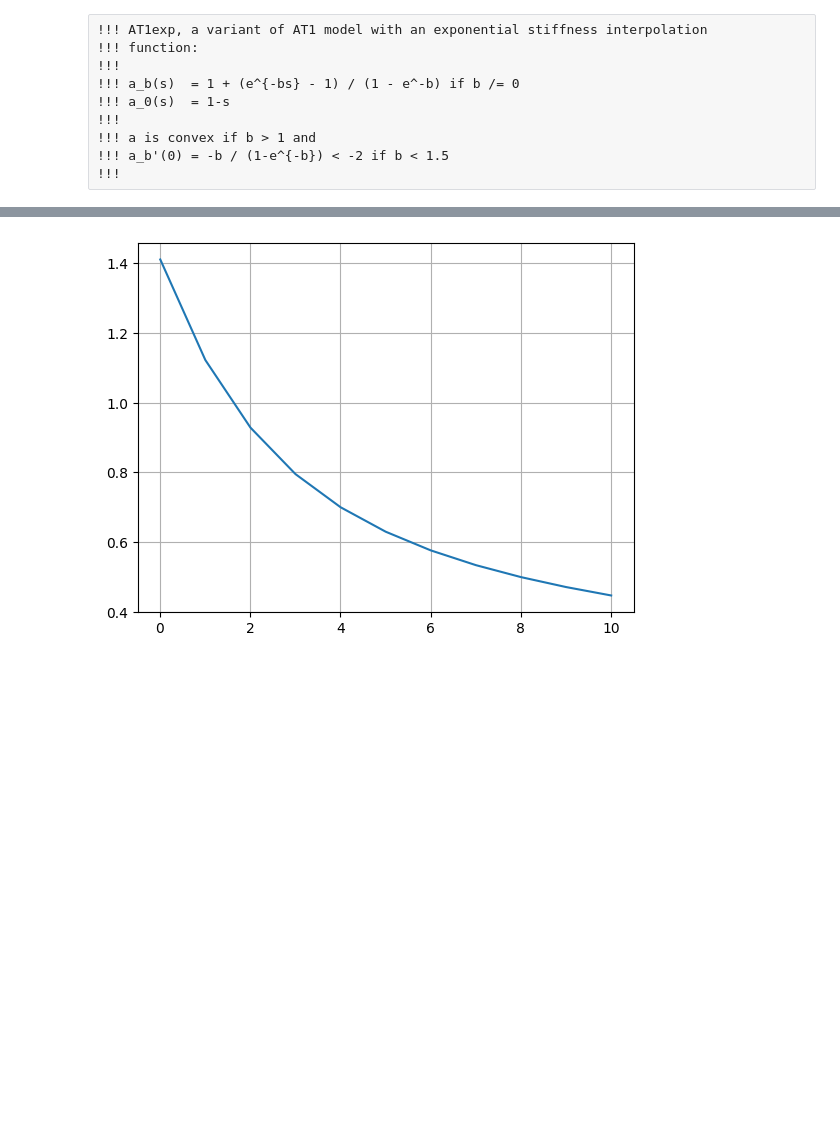
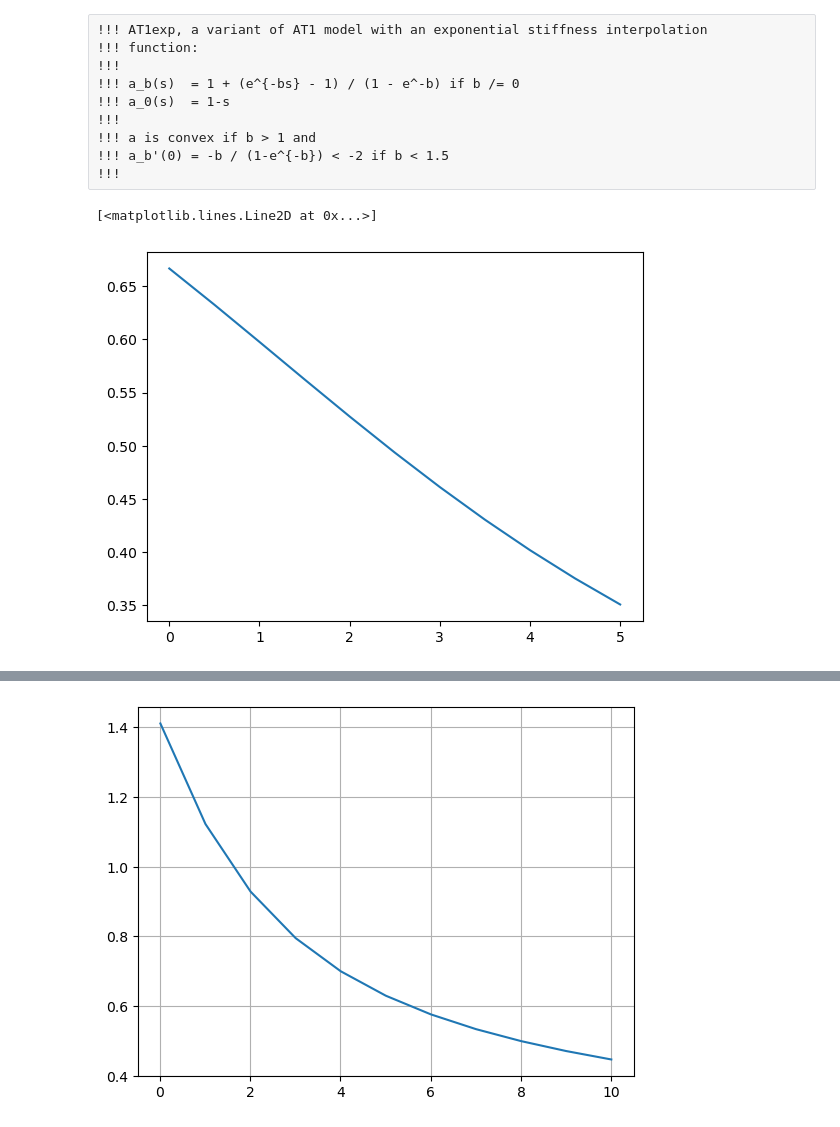
Before and after one commit to bourdin/mef90, a Jupyter notebook: m_DefMech/AT1exp.ipynb, the cells around one changed output, grey strips where cells are left out. Drawn from its saved outputs; the diff is of its cells as text; code cells hidden in the pictures; blank space fills up the shorter version.

```diff
--- a/m_DefMech/AT1exp.ipynb
+++ b/m_DefMech/AT1exp.ipynb
@@ -15,16 +16,27 @@ import numpy as np
 # %%
 def a(s,b):
     if b == 0:
         return 1-s
     else:
-        return 1 + (np.e**(-b*s) - 1) / (1 - np.e**(-b))
+        return 1 + (np.exp(-b*s) - 1) / (1 - np.exp(-b))
 def ap0(b):
     if b == 0:
         return 1
     else:
         return -b / (1-np.e**(-b))
 def sigmac(b):
     return np.sqrt(-2./ap0(b))
+
+def cw(b):
+    return scipy.integrate.quad(lambda s : np.sqrt(a(s,b)), 0, 1)[0]
+
+b = np.linspace(0., 5., 11)
+plt.close('all')
+fig, ax = plt.subplots()
+ax.plot(b, [cw(bb) for bb in b])
+# %% [output]
+[<matplotlib.lines.Line2D at 0x...>]
+[figure, added]
 # %%
 N = 101
 S = np.linspace(0,1,N)
```
Also changed, not shown: parts of 3 cells of this notebook, 8 other files.
